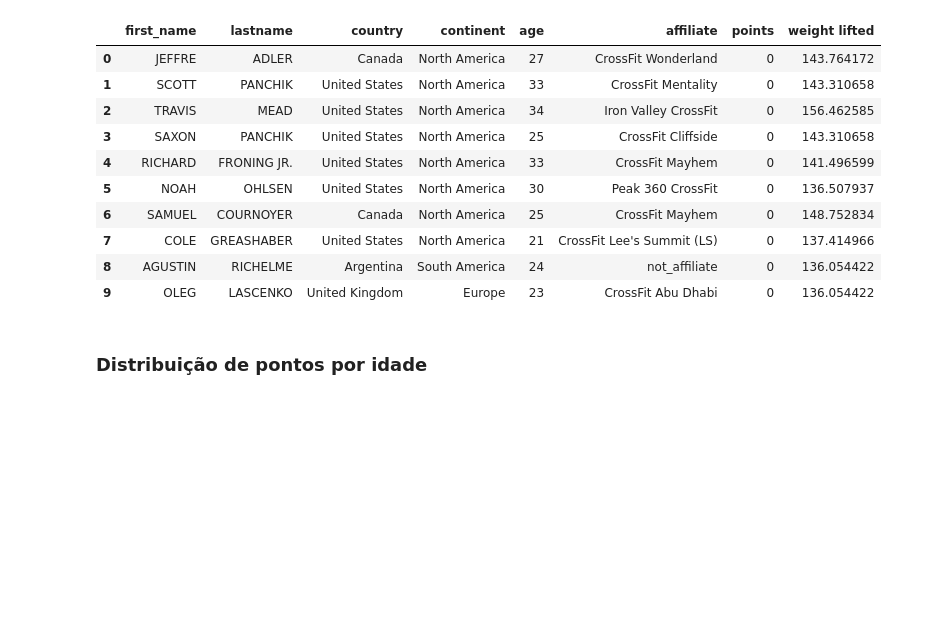
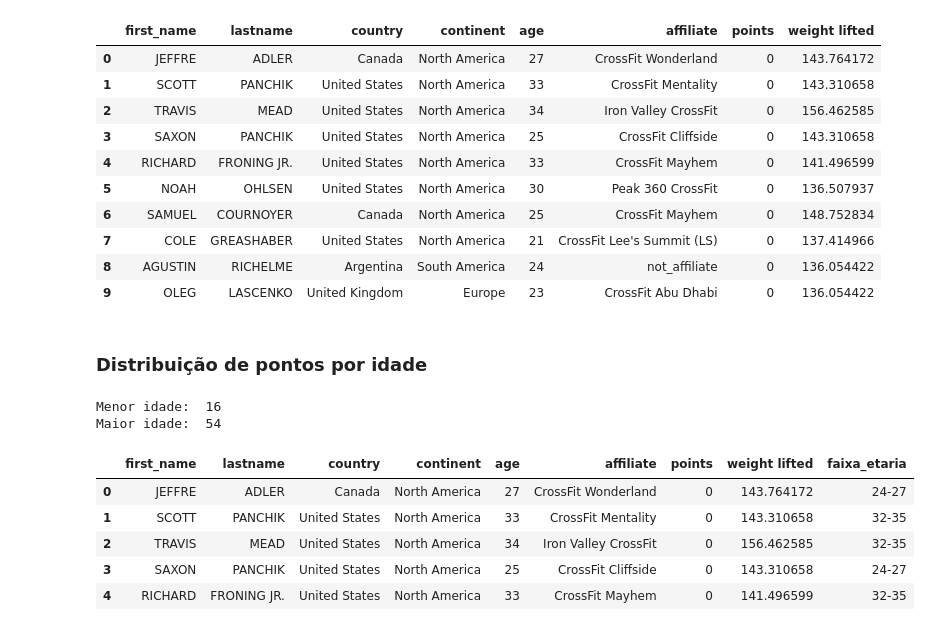
Before and after one commit to DheniMoura/Crossfit_open_2021, a Jupyter notebook: male.ipynb, the cells around one changed output. Drawn from its saved outputs; the diff is of its cells as text; code cells hidden in the pictures; blank space fills up the shorter version.

```diff
--- a/male.ipynb
+++ b/male.ipynb
@@ -493,0 +497,7 @@ df_masc.head(10)
+# %%
+# Separando faixas de idade
+print("Menor idade: ", df_masc.age.min())
+print("Maior idade: ", df_masc.age.max())
+# %% [output]
+Menor idade:  16
+Maior idade:  54
@@ -493,0 +520,9 @@ df_masc.head(10)
+# %%
+df_masc.head()
+# %% [output]
+|  | first_name | lastname | country | continent | age | affiliate | points | weight lifted | faixa_etaria |
+| 0 | JEFFRE | ADLER | Canada | North America | 27 | CrossFit Wonderland | 0 | 143.764172 | 24-27 |
+| 1 | SCOTT | PANCHIK | United States | North America | 33 | CrossFit Mentality | 0 | 143.310658 | 32-35 |
+| 2 | TRAVIS | MEAD | United States | North America | 34 | Iron Valley CrossFit | 0 | 156.462585 | 32-35 |
+| 3 | SAXON | PANCHIK | United States | North America | 25 | CrossFit Cliffside | 0 | 143.310658 | 24-27 |
+| 4 | RICHARD | FRONING JR. | United States | North America | 33 | CrossFit Mayhem | 0 | 141.496599 | 32-35 |
```
Also changed, not shown: parts of 11 cells of this notebook.
